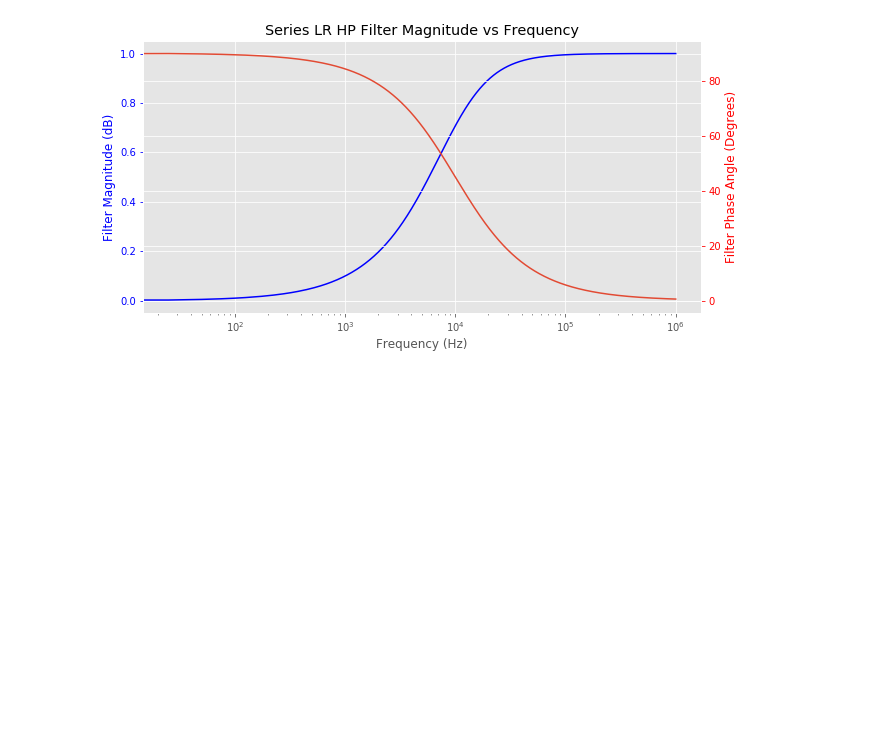
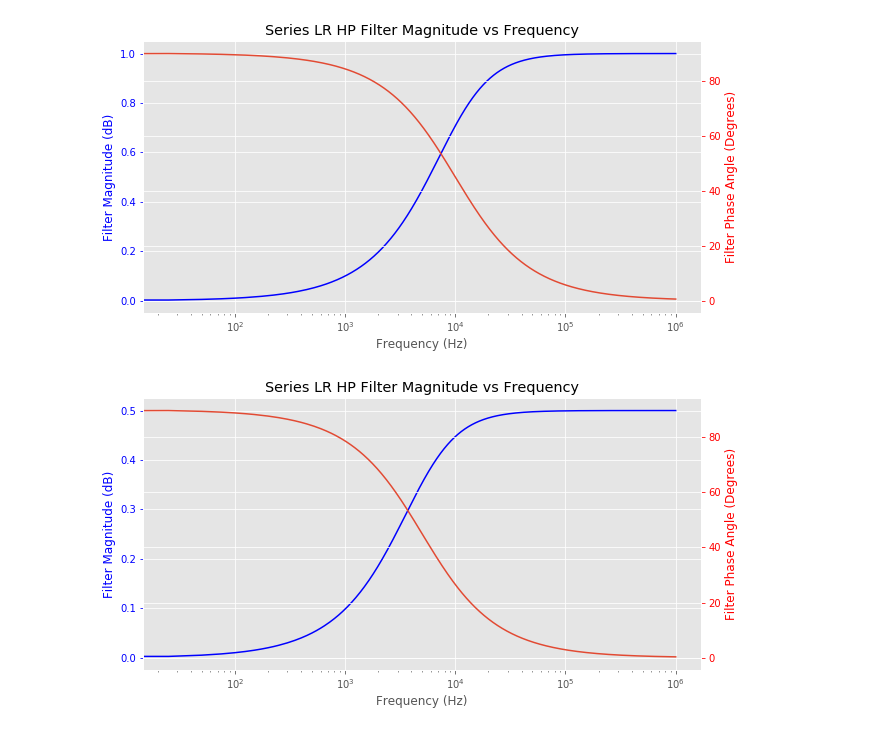
Before and after one commit to eridgraves/tw_monitor_speaker, a Jupyter notebook: filter_models.ipynb, the cells around one changed output. Cells and saved outputs as stored; diff of their text form; code cells hidden in the pictures; blank space fills up the shorter version.

```diff
--- a/filter_models.ipynb
+++ b/filter_models.ipynb
@@ -210,3 +234,61 @@ with plt.style.context('ggplot'): # Set style to be like R
            }
 # %% [output]
 [figure]
+# %%
+# Series RL HP Filter with parallel load
+#-- Given R = 10kOhm, F_c = 10kHz, Plot H(jw)
+
+# Vin o--[R]--+----+---o Vo
+#             |    |
+#            [L]  [R]
+#             |    |
+#            GND   GND
+
+R = 10000
+F_c = 10000
+
+f = np.arange(0, 1000000, 25)               # Set up frequency space
+w = 2*np.pi*f
+
+i = np.array([1j], dtype=complex)         # The imaginary number
+
+#L = R/(w_c)
+L = R / (2*np.pi*F_c)
+
+R_L = R/L
+
+K = R/(R+R) # for refrence if R1 =/= R2
+
+# From circuit solution:
+# Mag = jw / (jw + 1/RC)
+# Find phase using angle command
+H_s = (i*w)*K / (K*R/L + i*w)
+
+H_s_mag = abs(H_s)
+H_s_phase = np.angle(H_s, deg=True)
+
+# Plot Magnitude and Phase responses
+with plt.style.context('ggplot'): # Set style to be like R
+
+    fig, ax1 = plt.subplots(figsize=(10,5))
+
+    plt.title('Series LR HP Filter with Parallel Load Magnitude vs Frequency')
+
+    ax1.semilogx(f,H_s_mag, 'b')
+    ax1.set_ylabel('Filter Magnitude (dB)',color='blue')
+    ax1.set_xlabel('Frequency (Hz)')
+    ax1.tick_params('y', colors='b')
+
+    ax2 = ax1.twinx()
+    ax2.semilogx(f,H_s_phase)
+    ax2.tick_params('y', colors='r')
+    ax2.set_ylabel('Filter Phase Angle (Degrees)',color='r');
+
+    # Style stuff below
+    font = {'family': 'sans',
+           'color':  'black',
+           'weight': 'normal',
+           'size': 16,
+           }
+# %% [output]
+[figure, added]
```
Also changed, not shown: parts of 9 cells of this notebook.
